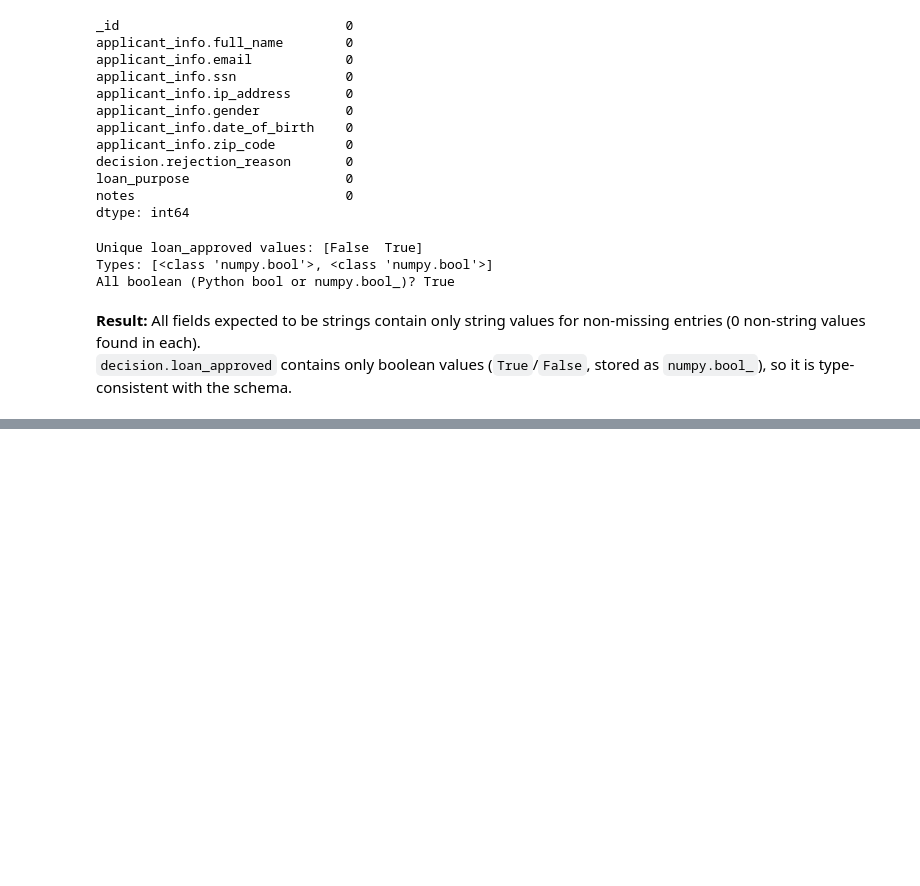
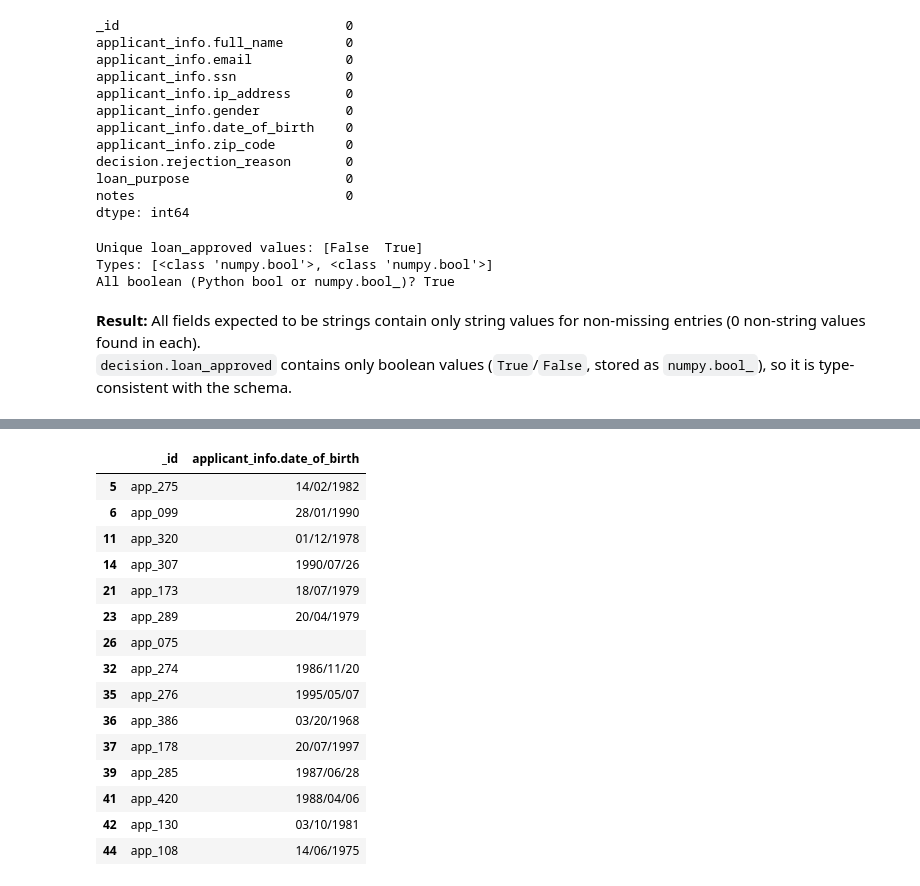
Before and after one commit to catarinapalma01/dego-project-team3, a Jupyter notebook: notebooks/01-data-quality.ipynb, the cells around one changed output, grey strips where cells are left out. Saved outputs shown, nothing was run; the diff lists cells and outputs as text; code cells hidden in the pictures; blank space fills up the shorter version.

Commit message:
Add main table consistency, validity and cross-field checks

```diff
--- a/notebooks/01-data-quality.ipynb
+++ b/notebooks/01-data-quality.ipynb
@@ -419,0 +471,17 @@ All boolean (Python bool or numpy.bool_)? True
+# %%
+dob = df_raw["applicant_info.date_of_birth"]
+ts  = df_raw["processing_timestamp"]
+
+# Try to parse the date fields (invalid formats become NaT)
+dob_parsed = pd.to_datetime(dob, errors="coerce", utc=False)
+ts_parsed  = pd.to_datetime(ts, errors="coerce", utc=True)
+
+# Invalid = present but cannot be parsed
+invalid_dob = dob.notna() & dob_parsed.isna()
+invalid_ts  = ts.notna()  & ts_parsed.isna()
+
+print("DOB missing:", dob.isna().sum(), f"({dob.isna().mean()*100:.2f}%)")
+print("DOB invalid format:", invalid_dob.sum(), f"({invalid_dob.mean()*100:.2f}%)")
+
+print("processing_timestamp missing:", ts.isna().sum(), f"({ts.isna().mean()*100:.2f}%)")
+print("processing_timestamp invalid format:", invalid_ts.sum(), f"({invalid_ts.mean()*100:.2f}%)")
@@ -419,0 +498,21 @@ All boolean (Python bool or numpy.bool_)? True
+# %%
+# Show a few examples where DOB is present but could not be parsed
+invalid_dob_rows = df_raw[invalid_dob][["_id", "applicant_info.date_of_birth"]].head(15)
+display(invalid_dob_rows)
+# %% [output]
+|  | _id | applicant_info.date_of_birth |
+| 5 | app_275 | 14/02/1982 |
+| 6 | app_099 | 28/01/1990 |
+| 11 | app_320 | 01/12/1978 |
+| 14 | app_307 | 1990/07/26 |
+| 21 | app_173 | 18/07/1979 |
+| 23 | app_289 | 20/04/1979 |
+| 26 | app_075 |  |
+| 32 | app_274 | 1986/11/20 |
+| 35 | app_276 | 1995/05/07 |
+| 36 | app_386 | 03/20/1968 |
+| 37 | app_178 | 20/07/1997 |
+| 39 | app_285 | 1987/06/28 |
+| 41 | app_420 | 1988/04/06 |
+| 42 | app_130 | 03/10/1981 |
+| 44 | app_108 | 14/06/1975 |
```
Also changed, not shown: parts of 18 cells of this notebook.
